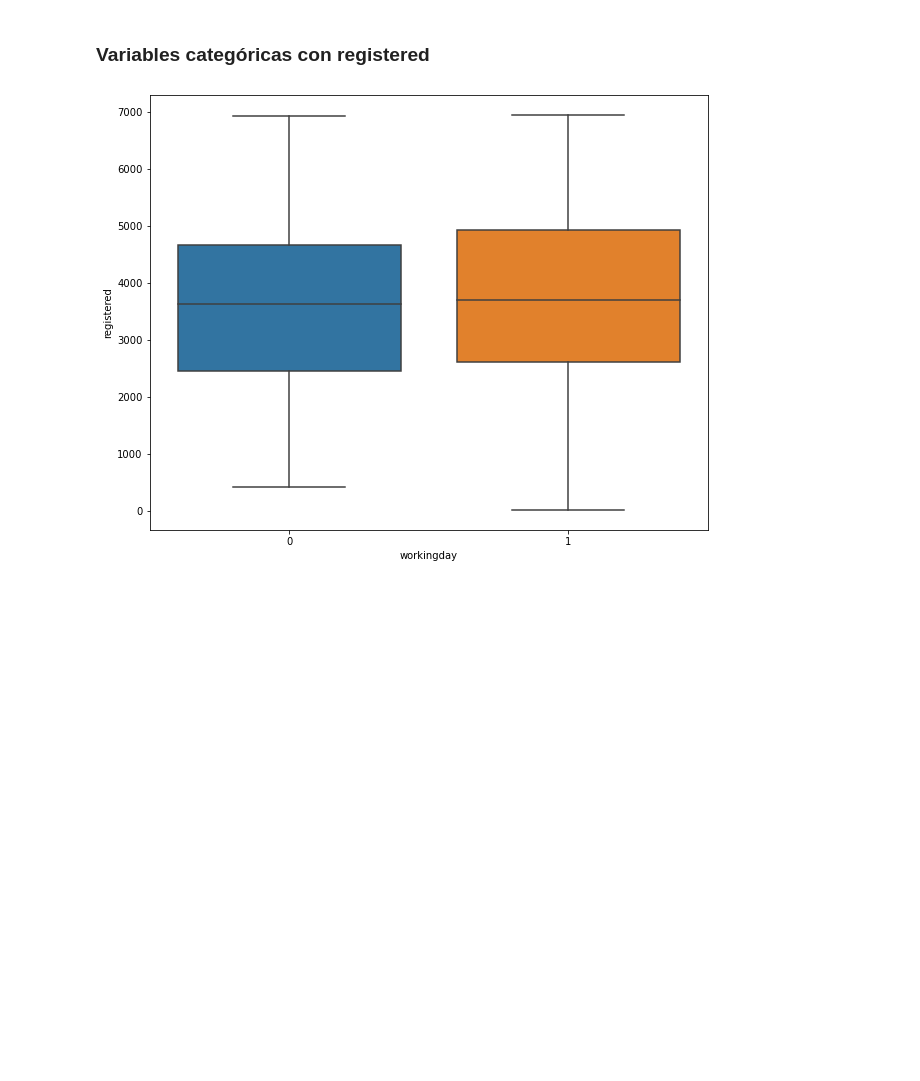
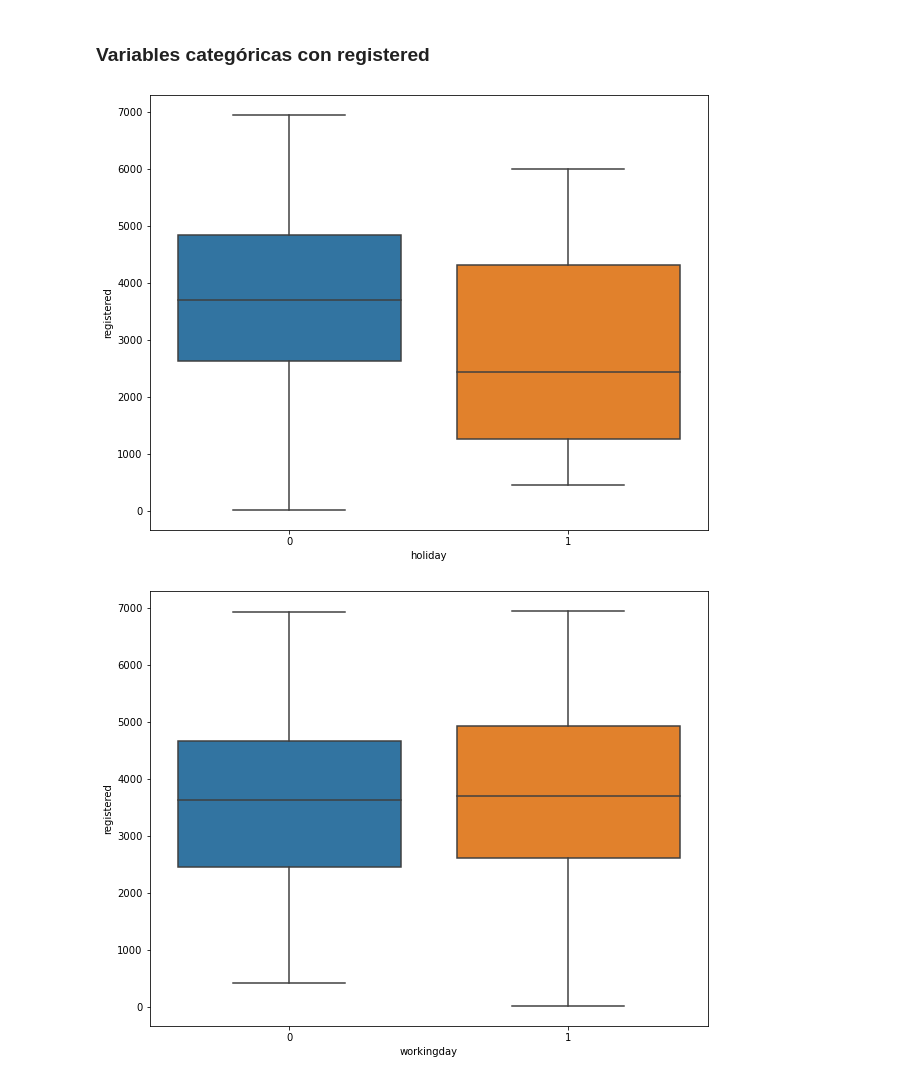
Before and after one commit to Adalab/DA-project-da-promo-c-modulo-3-team-6, a Jupyter notebook: 02-Visualizacion.ipynb, the cells around one changed output. Cells and saved outputs as stored; diff of their text form; code cells hidden in the pictures; blank space fills up the shorter version.

```diff
--- a/02-Visualizacion.ipynb
+++ b/02-Visualizacion.ipynb
@@ -133,6 +133,10 @@ fig.tight_layout();
 [figure]
 # %% [markdown]
 ### Variables categóricas con **registered**
+# %%
+sns.boxplot(y= "registered", x="holiday", data = df) ;
+# %% [output]
+[figure, added]
 # %%
 sns.boxplot(y= "registered", x="workingday", data = df) ;
 # %% [output]
```
Also changed, not shown: parts of 1 cell of this notebook, 2 other files.
